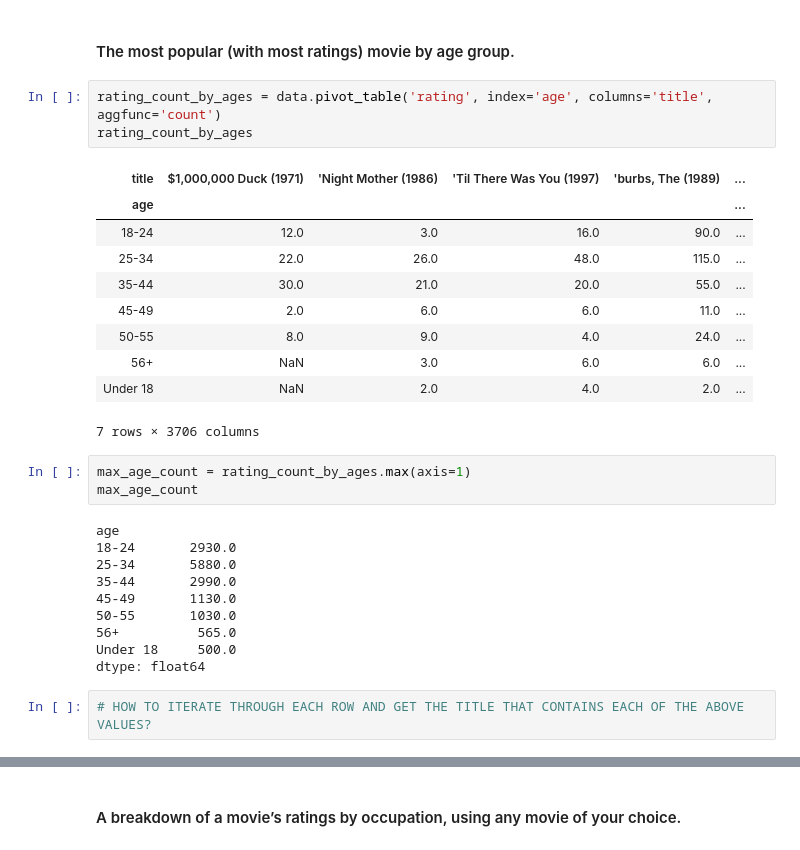
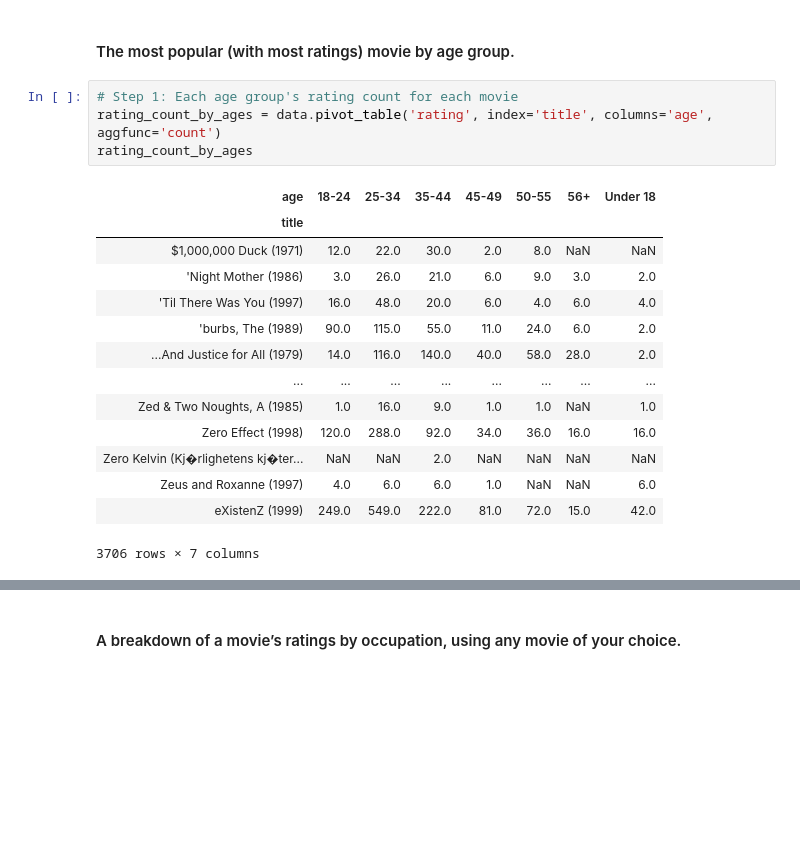
Before and after one commit to run-cmw/data-mining-practice, a Jupyter notebook: assignment1-wells.ipynb, the cells around one changed output, grey strips where cells are left out. Cells and saved outputs as stored; diff of their text form; blank space fills up the shorter version.

```diff
--- a/assignment1-wells.ipynb
+++ b/assignment1-wells.ipynb
@@ -256,31 +269,21 @@ rank_by_occupation
 # %% [markdown]
 #### The most popular (with most ratings) movie by age group.
 # %%
-rating_count_by_ages = data.pivot_table('rating', index='age', columns='title', aggfunc='count')
+# Step 1: Each age group's rating count for each movie
+rating_count_by_ages = data.pivot_table('rating', index='title', columns='age', aggfunc='count')
 rating_count_by_ages
 # %% [output]
-| title | $1,000,000 Duck (1971) | 'Night Mother (1986) | 'Til There Was You (1997) | 'burbs, The (1989) | ... |
-| age |  |  |  |  | ... |
-| 18-24 | 12.0 | 3.0 | 16.0 | 90.0 | ... |
-| 25-34 | 22.0 | 26.0 | 48.0 | 115.0 | ... |
-| 35-44 | 30.0 | 21.0 | 20.0 | 55.0 | ... |
-| 45-49 | 2.0 | 6.0 | 6.0 | 11.0 | ... |
-| 50-55 | 8.0 | 9.0 | 4.0 | 24.0 | ... |
-| 56+ | NaN | 3.0 | 6.0 | 6.0 | ... |
-| Under 18 | NaN | 2.0 | 4.0 | 2.0 | ... |
+| age | 18-24 | 25-34 | 35-44 | 45-49 | 50-55 | 56+ | Under 18 |
+| title |  |  |  |  |  |  |  |
+| $1,000,000 Duck (1971) | 12.0 | 22.0 | 30.0 | 2.0 | 8.0 | NaN | NaN |
+| 'Night Mother (1986) | 3.0 | 26.0 | 21.0 | 6.0 | 9.0 | 3.0 | 2.0 |
+| 'Til There Was You (1997) | 16.0 | 48.0 | 20.0 | 6.0 | 4.0 | 6.0 | 4.0 |
+| 'burbs, The (1989) | 90.0 | 115.0 | 55.0 | 11.0 | 24.0 | 6.0 | 2.0 |
+| ...And Justice for All (1979) | 14.0 | 116.0 | 140.0 | 40.0 | 58.0 | 28.0 | 2.0 |
+| ... | ... | ... | ... | ... | ... | ... | ... |
+| Zed & Two Noughts, A (1985) | 1.0 | 16.0 | 9.0 | 1.0 | 1.0 | NaN | 1.0 |
+| Zero Effect (1998) | 120.0 | 288.0 | 92.0 | 34.0 | 36.0 | 16.0 | 16.0 |
+| Zero Kelvin (Kj�rlighetens kj�ter... | NaN | NaN | 2.0 | NaN | NaN | NaN | NaN |
+| Zeus and Roxanne (1997) | 4.0 | 6.0 | 6.0 | 1.0 | NaN | NaN | 6.0 |
+| eXistenZ (1999) | 249.0 | 549.0 | 222.0 | 81.0 | 72.0 | 15.0 | 42.0 |
-7 rows × 3706 columns
+3706 rows × 7 columns
-# %%
-max_age_count = rating_count_by_ages.max(axis=1)
-max_age_count
-# %% [output]
-age
-18-24       2930.0
-25-34       5880.0
-35-44       2990.0
-45-49       1130.0
-50-55       1030.0
-56+          565.0
-Under 18     500.0
-dtype: float64
-# %%
-# HOW TO ITERATE THROUGH EACH ROW AND GET THE TITLE THAT CONTAINS EACH OF THE ABOVE VALUES?
```
Also changed, not shown: parts of 15 cells of this notebook.
